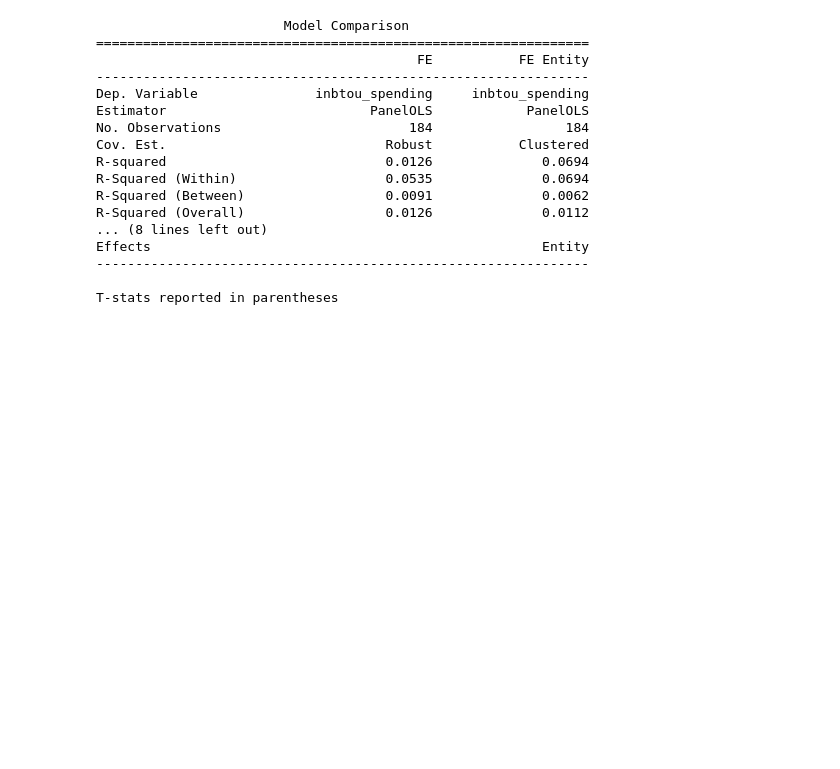
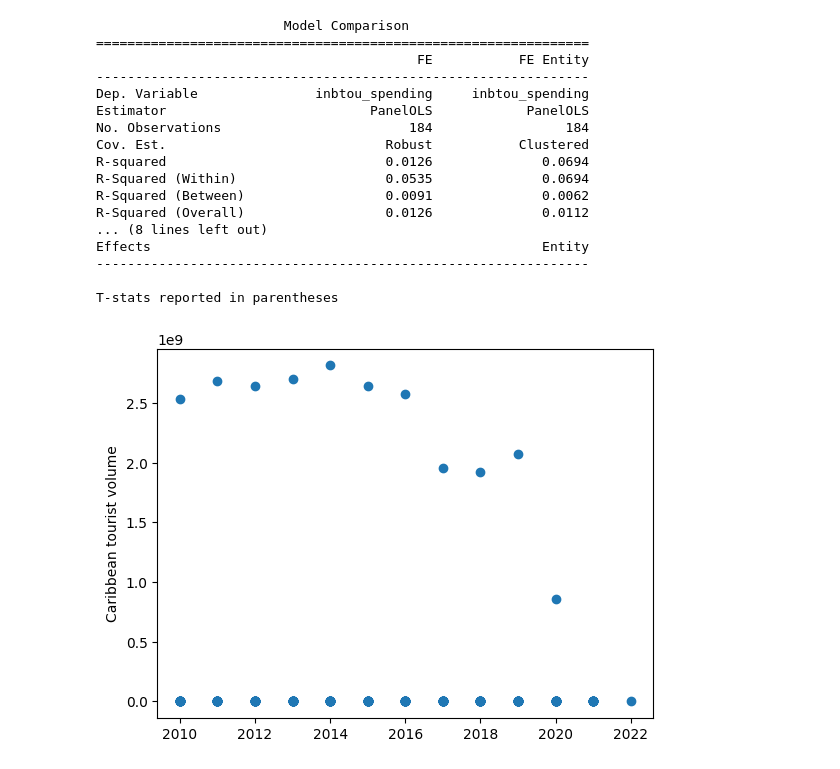
Before and after one commit to andreiui/csec491, a Jupyter notebook: code/analysis/_CARIBBEAN/main.ipynb, the cells around one changed output. Drawn from its saved outputs; the diff is of its cells as text; code cells hidden in the pictures; blank space fills up the shorter version.

```diff
--- a/code/analysis/_CARIBBEAN/main.ipynb
+++ b/code/analysis/_CARIBBEAN/main.ipynb
@@ -151,3 +187,9 @@ Effects                                                  Entity
 ---------------------------------------------------------------
 
 T-stats reported in parentheses
+# %%
+plt.scatter(x=df['yr'], y=df['inbtou_volume'])
+plt.ylabel("Caribbean tourist volume")
+plt.show()
+# %% [output]
+[figure, added]
```
Also changed, not shown: parts of 7 cells of this notebook, 1 other file.
